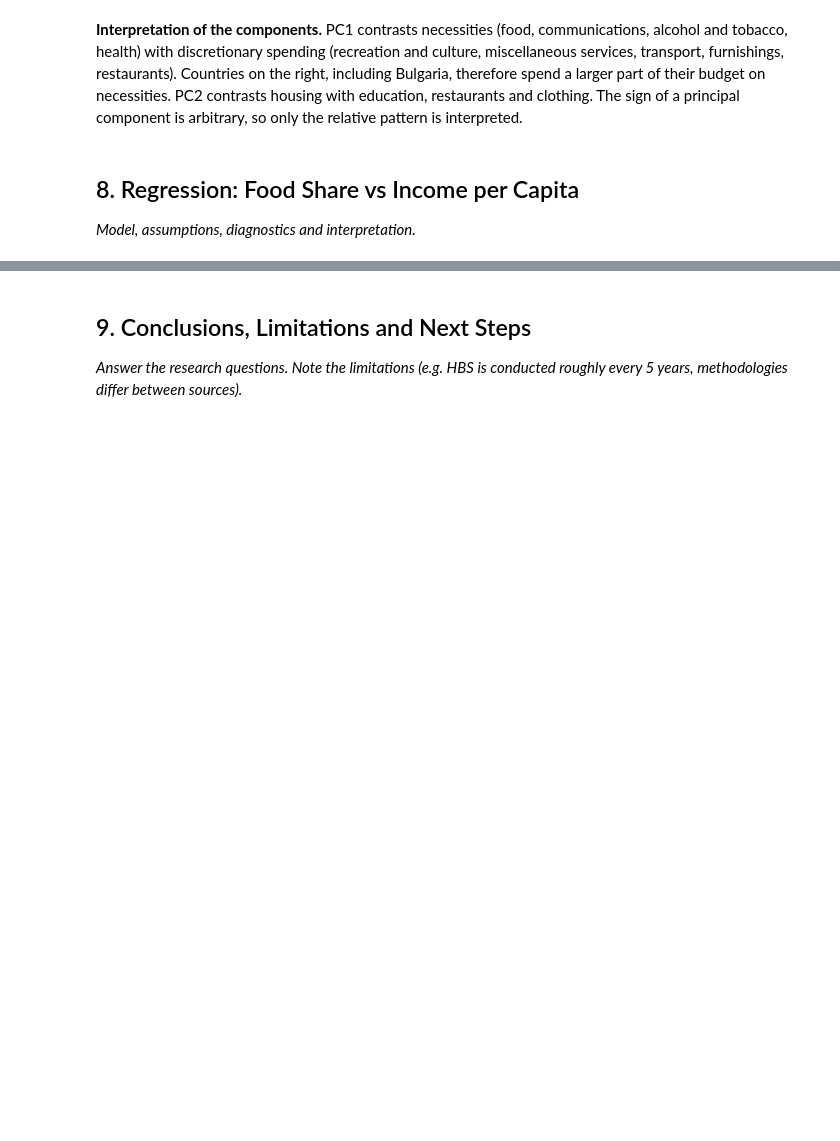
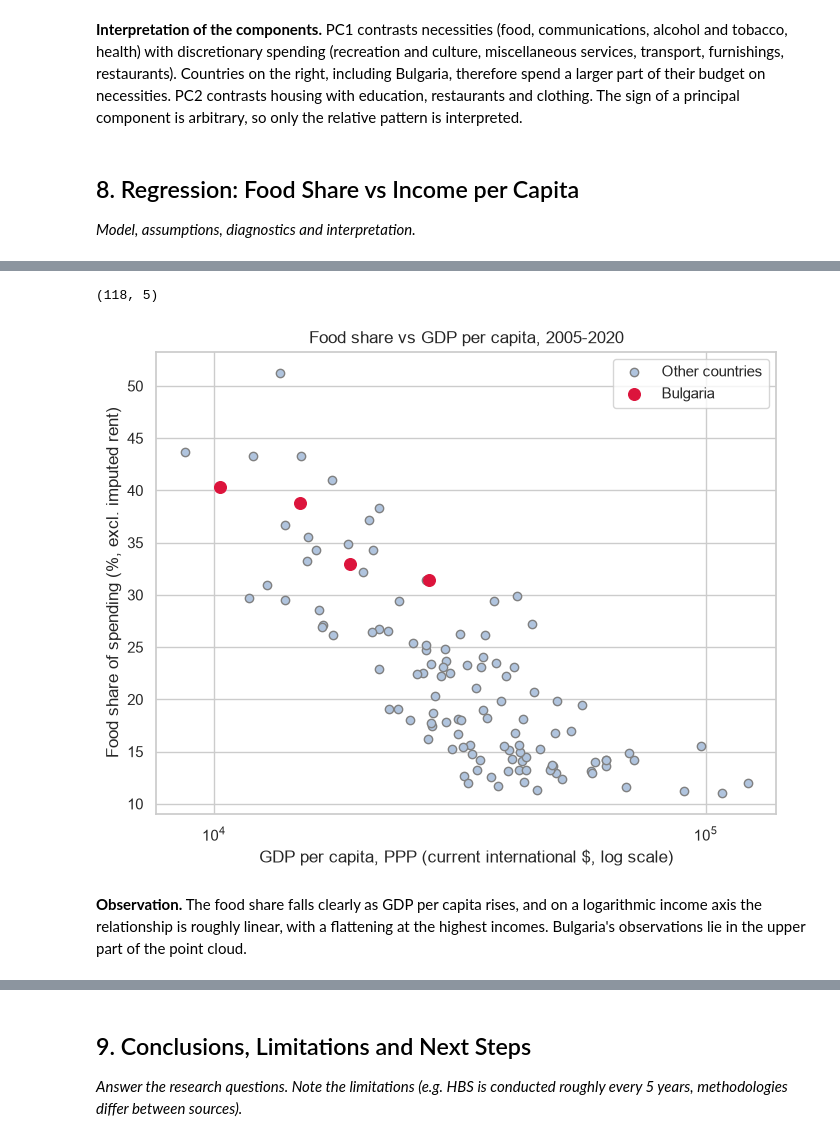
Before and after one commit to qnaatanasova86-tech/household-budgets-bg-vs-eu, a Jupyter notebook: household_budgets_analysis.ipynb, the cells around one changed output, grey strips where cells are left out. Cells and saved outputs as stored; diff of their text form; code cells hidden in the pictures; blank space fills up the shorter version.

Commit message:
Add regression of food share on GDP per capita with diagnostics

```diff
--- a/household_budgets_analysis.ipynb
+++ b/household_budgets_analysis.ipynb
@@ -801,0 +813,28 @@ _Model, assumptions, diagnostics and interpretation._
+# %%
+food_reg = analysis[analysis["category"] == food][
+    ["country", "year", "share_excl_pct", "gdp_pc_ppp"]
+].copy()
+food_reg["log_gdp"] = np.log(food_reg["gdp_pc_ppp"])
+print(food_reg.shape)
+
+others = food_reg[food_reg["country"] != "Bulgaria"]
+bg = food_reg[food_reg["country"] == "Bulgaria"]
+
+fig, ax = plt.subplots(figsize=(8, 6))
+ax.scatter(others["gdp_pc_ppp"], others["share_excl_pct"],
+           color="lightsteelblue", edgecolor="grey", label="Other countries")
+ax.scatter(bg["gdp_pc_ppp"], bg["share_excl_pct"],
+           color="crimson", s=70, label="Bulgaria")
+ax.set_xscale("log")
+ax.set_xlabel("GDP per capita, PPP (current international $, log scale)")
+ax.set_ylabel("Food share of spending (%, excl. imputed rent)")
+ax.set_title("Food share vs GDP per capita, 2005-2020")
+ax.legend()
+plt.show()
+# %% [output]
+(118, 5)
+[figure, added]
+# %% [markdown]
+**Observation.** The food share falls clearly as GDP per capita rises, and on a logarithmic
+income axis the relationship is roughly linear, with a flattening at the highest incomes.
+Bulgaria's observations lie in the upper part of the point cloud.
```
Also changed, not shown: parts of 13 cells of this notebook.
